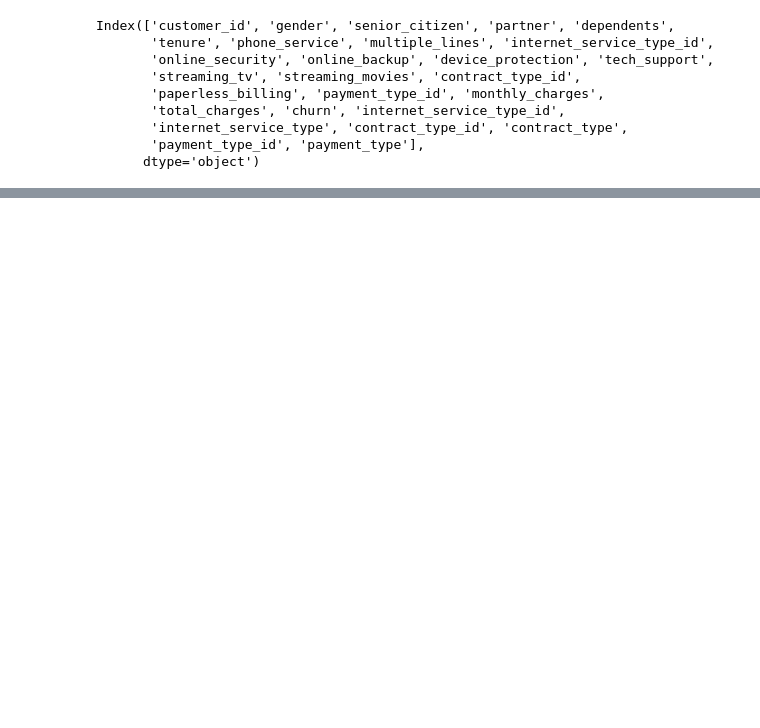
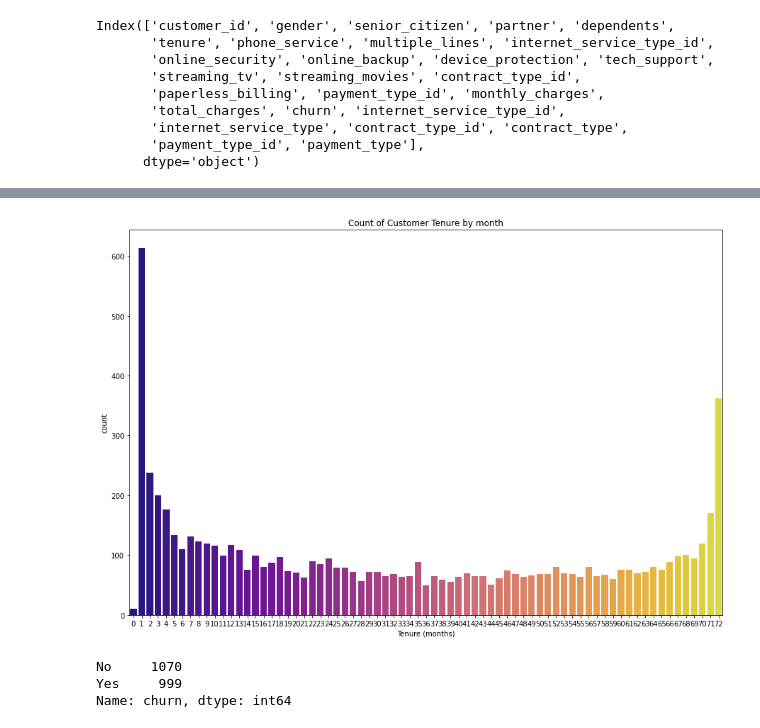
Before and after one commit to HeatherOrtegaMcMillan/telco_churn_classification_project, a Jupyter notebook: inital_project_notebook.ipynb, the cells around one changed output, grey strips where cells are left out. Cells and saved outputs as stored; diff of their text form; code cells hidden in the pictures; blank space fills up the shorter version.

```diff
--- a/inital_project_notebook.ipynb
+++ b/inital_project_notebook.ipynb
@@ -136,0 +211,15 @@ Index(['customer_id', 'gender', 'senior_citizen', 'partner', 'dependents',
+# %%
+plt.figure(figsize=(15,10))
+sns.countplot(df.tenure, palette=('plasma'))
+plt.title('Count of Customer Tenure by month')
+plt.xlabel('Tenure (months)')
+plt.show()
+# %% [output]
+[figure, added]
+# %%
+# people who's tenure is less than 12 months. 999 of those people have churned already
+df[df.tenure < 12].churn.value_counts()
+# %% [output]
+No     1070
+Yes     999
+Name: churn, dtype: int64
```
Also changed, not shown: parts of 12 cells of this notebook, 1 other file.
